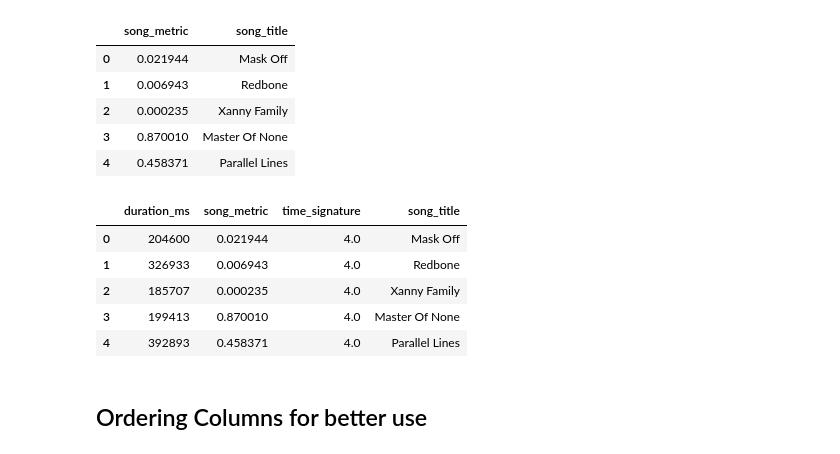
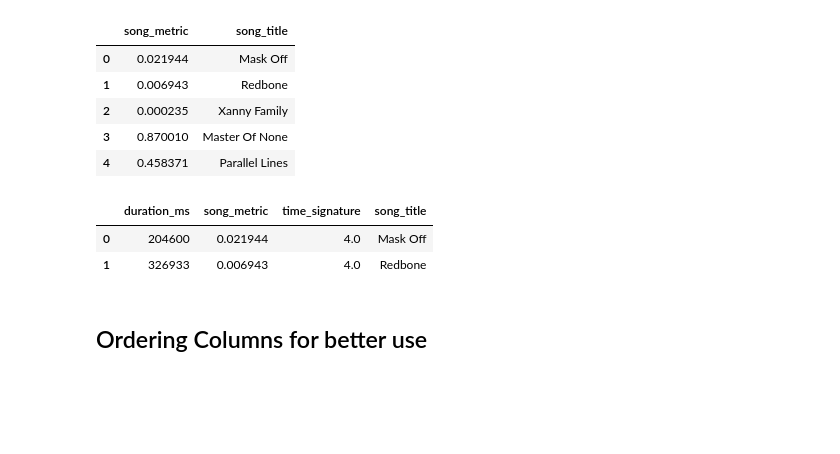
Before and after one commit to Prashantoza/Data_wrangling, a Jupyter notebook: Pandas_Series/Introduction_to_pandas.ipynb, the cells around one changed output. Saved outputs shown, nothing was run; the diff lists cells and outputs as text; code cells hidden in the pictures; blank space fills up the shorter version.

```diff
--- a/Pandas_Series/Introduction_to_pandas.ipynb
+++ b/Pandas_Series/Introduction_to_pandas.ipynb
@@ -515,14 +533,11 @@ spotify.filter(like="song").head()
 | 3 | 0.870010 | Master Of None |
 | 4 | 0.458371 | Parallel Lines |
 # %%
-spotify.filter(regex="_").head()
+spotify.filter(regex="_").head(2)
 # %% [output]
 |  | duration_ms | song_metric | time_signature | song_title |
 | 0 | 204600 | 0.021944 | 4.0 | Mask Off |
 | 1 | 326933 | 0.006943 | 4.0 | Redbone |
-| 2 | 185707 | 0.000235 | 4.0 | Xanny Family |
-| 3 | 199413 | 0.870010 | 4.0 | Master Of None |
-| 4 | 392893 | 0.458371 | 4.0 | Parallel Lines |
 # %% [markdown]
 ## Ordering Columns for better use
 # %%
```
Also changed, not shown: parts of 6 cells of this notebook.
